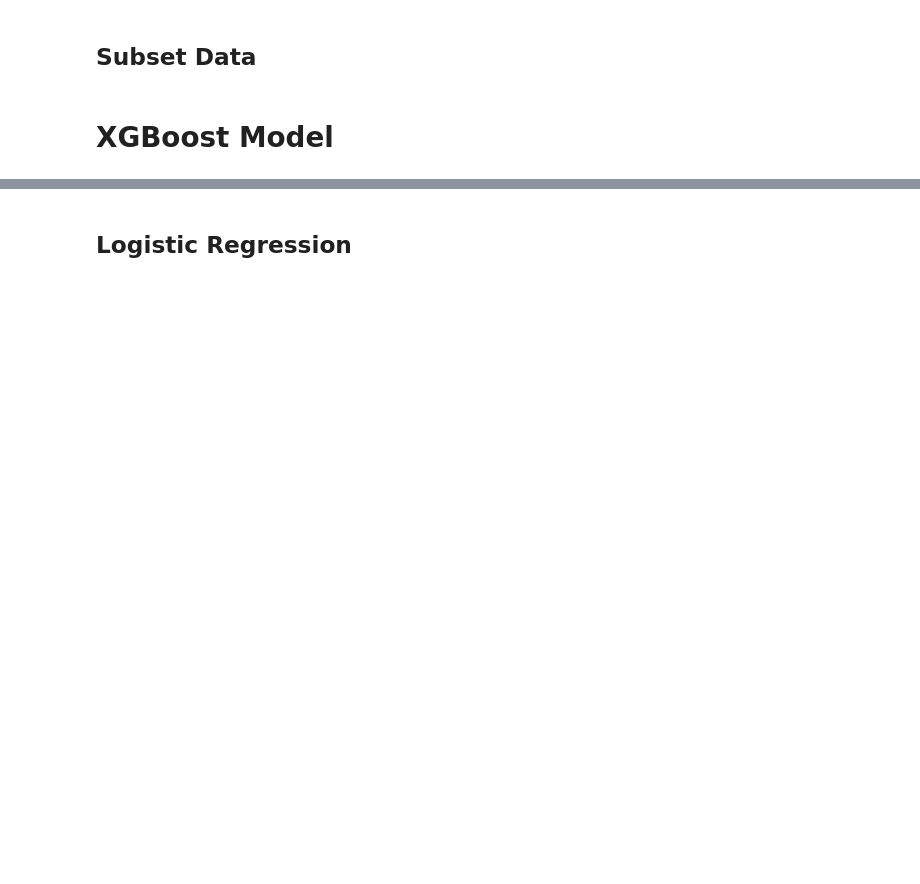
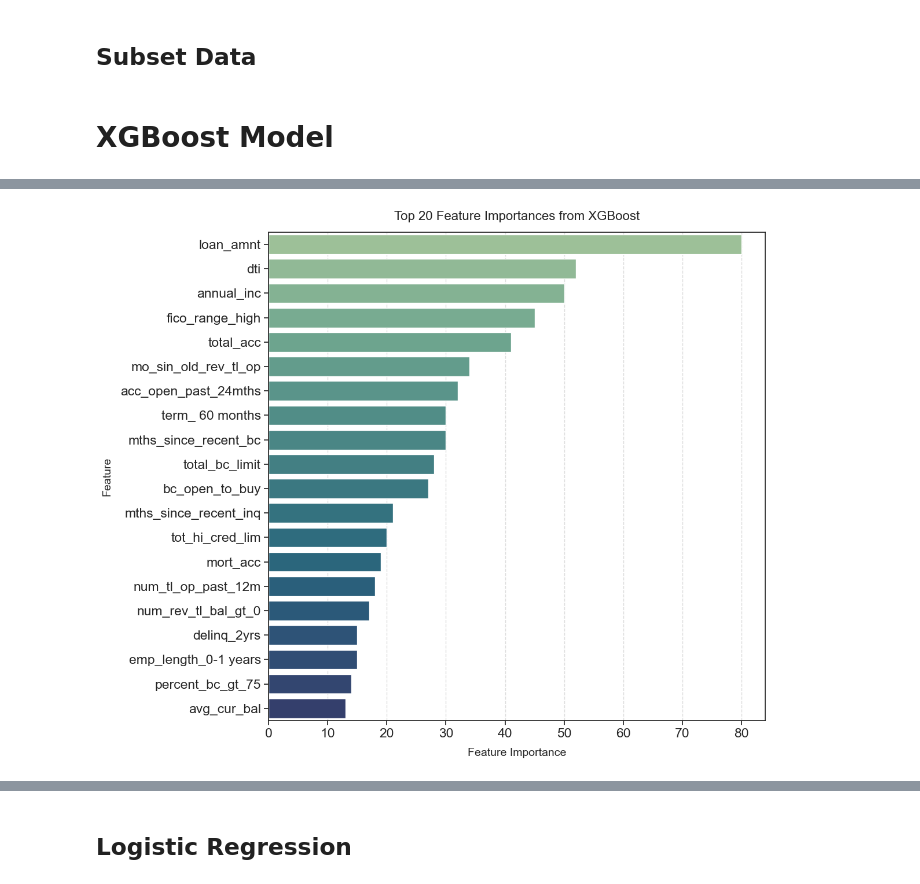
Before and after one commit to RileyLePrell/Rouge_Hat, a Jupyter notebook: XGboost_Fico.ipynb, the cells around one changed output, grey strips where cells are left out. Drawn from its saved outputs; the diff is of its cells as text; code cells hidden in the pictures; blank space fills up the shorter version.

Commit message:
XGBoost w/ Results
XGBoost with Results

```diff
--- a/XGboost_Fico.ipynb
+++ b/XGboost_Fico.ipynb
@@ -504,7 +725,7 @@ exclude = ['id', 'member_id', 'url', 'next_pymnt_d', 'pymnt_plan', 'out_prncp',
            'sec_app_mort_acc','sec_app_mths_since_last_major_derog', 'sec_app_num_rev_accts',
            'sec_app_open_acc', 'sec_app_open_act_il', 'sec_app_revol_util',
            'verification_status_joint',
-           'fico_range_high','fico_range_low','last_fico_range_high','last_fico_range_low','sec_app_fico_range_high','sec_app_fico_range_low']
+           'fico_range_low','last_fico_range_high','last_fico_range_low','sec_app_fico_range_high','sec_app_fico_range_low']
 
 potential_features = np.setdiff1d(loan_df.columns.tolist(), exclude)
 loan_df = loan_df[potential_features]
@@ -659,3 +941,34 @@ plt.show()
+# %%
+# Extract feature importance
+feature_importance = best_model.get_booster().get_score(importance_type='weight')
+
+# Map feature indices to feature names
+feature_importance_named = {
+    selected_features[int(k[1:])]: v for k, v in feature_importance.items()
+}
+
+# Convert to DF
+importance_df = pd.DataFrame(
+    list(feature_importance_named.items()), columns=["Feature", "Importance"]
+).sort_values(by="Importance", ascending=False)
+importance_df = importance_df[importance_df["Importance"] > 0]
+
+# Feature Importance Plot
+plt.figure(figsize=(12, len(importance_df.head(20)) * 0.5))
+sns.barplot(
+    x="Importance",
+    y="Feature",
+    data=importance_df.head(20),
+    palette="crest"
+)
+plt.title("Top 20 Feature Importances from XGBoost", fontsize=16, pad=15)
+plt.xlabel("Feature Importance", fontsize=14, labelpad=10)
+plt.ylabel("Feature", fontsize=14, labelpad=10)
+plt.grid(axis='x', linestyle='--', alpha=0.7)
+plt.tight_layout()
+plt.show()
+# %% [output]
+[figure, added]
 # %%
 from math import ceil
 
```
Also changed, not shown: parts of 39 cells of this notebook.
